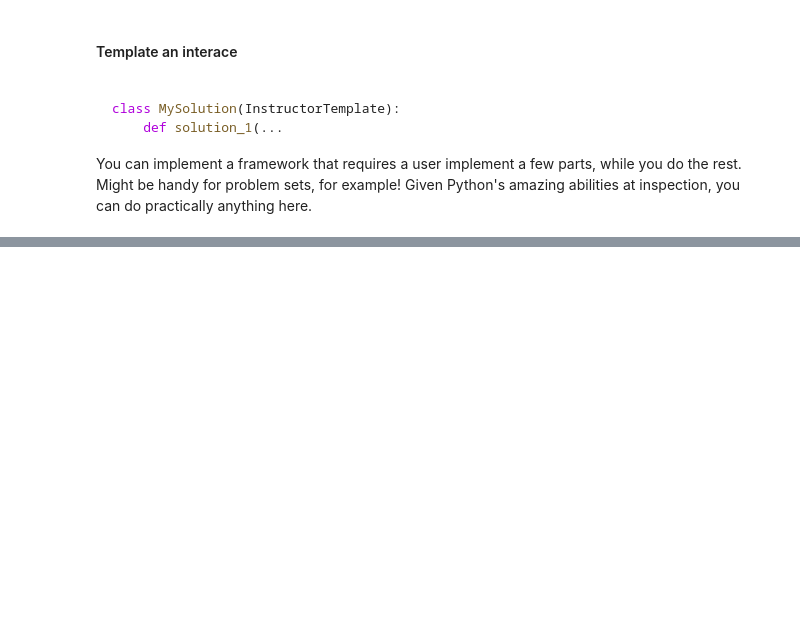
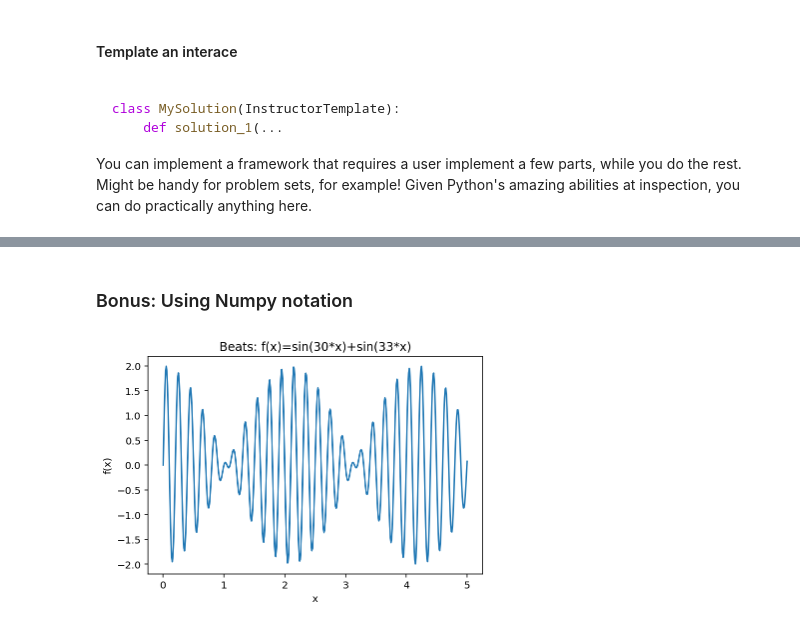
Before and after one commit to henryiii/compclass, a Jupyter notebook: classes/week1/2_ObjectOriented.ipynb, the cells around one changed output, grey strips where cells are left out. Drawn from its saved outputs; the diff is of its cells as text; code cells hidden in the pictures; blank space fills up the shorter version.

```diff
--- a/classes/week1/2_ObjectOriented.ipynb
+++ b/classes/week1/2_ObjectOriented.ipynb
@@ -70,0 +199,31 @@ Python
+# %% [markdown]
+### Bonus: Using Numpy notation
+# %%
+import numpy as np
+
+class Wave:
+    def __init__(self, x, coef):
+        self.x = x
+        self.y = np.sin(coef*x)
+
+    def __add__(self, other):
+        result = self.__class__(self.x, 0)
+        result.y = self.y + other.y
+        return result
+
+    def plot(self):
+        plt.plot(x,y)
+        plt.xlabel('x')
+        plt.ylabel('f(x)');
+
+# Using numpy to make an array from 0 to 5 with 100 points
+x = np.linspace(0,5,500)
+
+# Now compute the function
+wave = Wave(x, 30) + Wave(x, 33)
+
+plt.figure()
+wave.plot()
+plt.title('Beats: f(x)=sin(30*x)+sin(33*x)');
+# %% [output]
+[figure, added]
```
Also changed, not shown: parts of 22 cells of this notebook, 3 other files.
